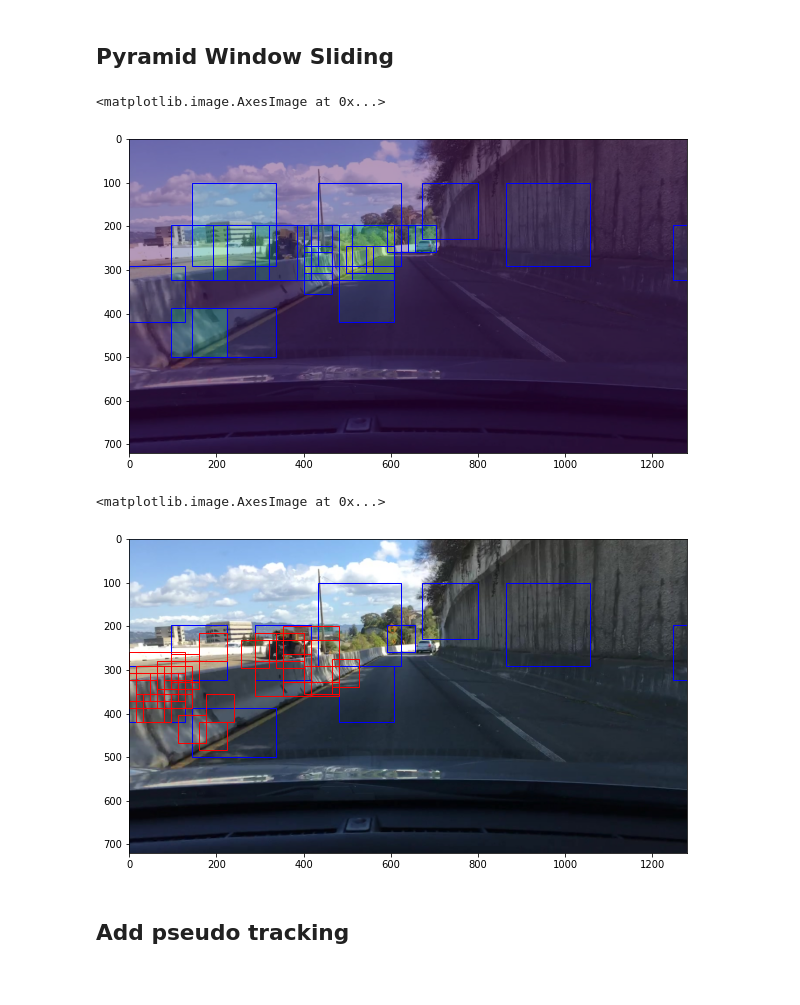
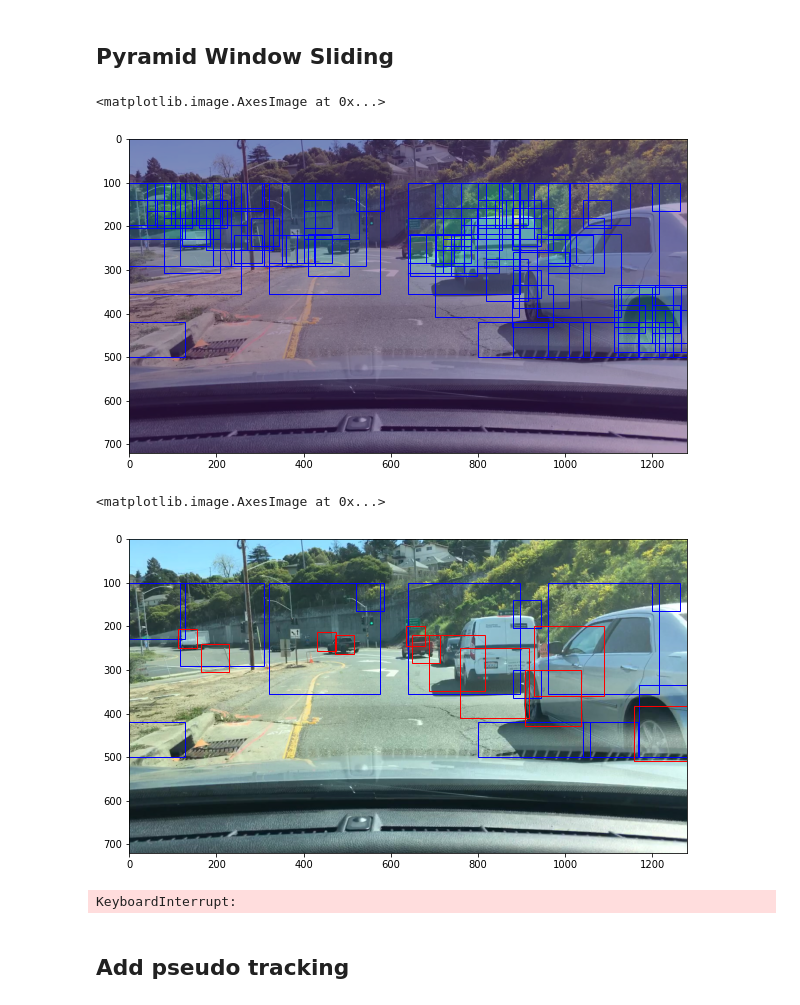
Before and after one commit to timrio/cars_detection, a Jupyter notebook: run_model.ipynb, the cells around one changed output. Cells and saved outputs as stored; diff of their text form; code cells hidden in the pictures.

```diff
--- a/run_model.ipynb
+++ b/run_model.ipynb
@@ -212,9 +220,10 @@ def first_window_sliding(img, clf, scaler):
     # List of bounding box positions
     boxes_list = []
     pred_array = np.zeros((img.shape[0], img.shape[1]))
-    ystart_ystop_scale = [(100, 450, 0,1280,3),(100, 450, 0,1280,2),(100, 450, 0,1280,1)]
-    step = 48
-    proba = 0.05 # we want a high recall with this first classifier
+    ystart_ystop_scale = [(100, 450, 0,1280,1.5), (100, 450, 0,1280,4),
+     (100, 450, 0,1280,3),(100, 450, 0,1280,2)]
+    step = 40
+    proba = 0.1 # we want a high recall with this first classifier
     # Searching different size windows at different scales:
     for (ystart, ystop, xstart, xstop, scale) in ystart_ystop_scale:
         # Crop
@@ -256,7 +265,7 @@ def first_window_sliding(img, clf, scaler):
 
     return boxes_list, pred_array
 # %%
-i = 76
+i = 140
 img = imread('./test/'+str(i).zfill(3)+'.jpg')
 boxes_list, pred_array = first_window_sliding(img, clf, scaler)
 # %%
@@ -268,14 +277,14 @@ ax.imshow(img)
 ax.imshow(pred_array, alpha = 0.4)
 # %% [output]
 <matplotlib.image.AxesImage at 0x...>
-[figure, old version]
+[figure, new version]
 # %%
 def window_sliding_advanced(img, boxes_list, clf, scaler):
     # List of bounding box positions
     pred_array = np.zeros((img.shape[0], img.shape[1]))
-    scales = [1,2,3]
-    step = 16
-    proba = 0.2 # we want a very good precision this time
+    scales = [0.7,1,2,2.5,3,4,5]
+    step = 10
+    proba = 0.6 # we want a very good precision this time
     new_boxes = []
     for box in boxes_list:
         xstart, xstop = max(0,box[0]-32),min(box[0]+box[2]+32,img.shape[1]) # we add a small offset to look further
@@ -309,10 +318,9 @@ def window_sliding_advanced(img, boxes_list, clf, scaler):
                     xbox_left = np.int32(xleft*scale)
                     ytop_draw = np.int32(ytop*scale)
                     win_draw = np.int32(64*scale)
+                    pred_array[ytop_draw+ystart:ytop_draw+ystart+win_draw, xbox_left+xstart:xbox_left+xstart+win_draw] += current_proba
                     if current_proba > proba:
                         new_boxes.append([xbox_left+xstart,ytop_draw+ystart,win_draw,win_draw])
-                        pred_array[ytop_draw+ystart:ytop_draw+ystart+win_draw, xbox_left+xstart:xbox_left+xstart+win_draw] += current_proba
-
     return new_boxes, pred_array
 # %%
 test = non_max_suppression(np.array(boxes_list), overlapThresh=0.1)
@@ -320,15 +328,16 @@ boxes_list2, pred_array2 = window_sliding_advanced(img, test, clf, scaler)
 # %%
 fig, ax = plt.subplots(figsize=(10, 8))
 for x, y, dx, dy in test:
     rect = patches.Rectangle((x, y), dx, dy, edgecolor='b', facecolor='none')
     ax.add_patch(rect)
+boxes_list2 = non_max_suppression(np.array(boxes_list2), overlapThresh=0.4)
 for x, y, dx, dy in boxes_list2:
     rect = patches.Rectangle((x, y), dx, dy, edgecolor='r', facecolor='none')
     ax.add_patch(rect)
 ax.imshow(img)
 # %% [output]
 <matplotlib.image.AxesImage at 0x...>
-[figure, old version]
+[figure, new version]
 # %%
 def bounding_boxes_to_mask(bounding_boxes, H, W):
 
@@ -375,7 +384,7 @@ for i in tqdm(range(1,203), position = 0):
         # compute boxes
         img = imread('./test/'+str(i).zfill(3)+'.jpg')
         boxes_list, pred_array = first_window_sliding(img, clf, scaler)
-        boxes_list = non_max_suppression(np.array(boxes_list), overlapThresh=0.4)
+        boxes_list = non_max_suppression(np.array(boxes_list), overlapThresh=0.1)
         boxes_list2, pred_array2 = window_sliding_advanced(img, boxes_list, clf, scaler)
 
         # append to dataframe
@@ -385,6 +394,8 @@ for i in tqdm(range(1,203), position = 0):
 
         # save to csv
         boxes_and_array.to_pickle("boxes_and_array.pkl")
+# %% [output]
+KeyboardInterrupt:
 # %% [markdown]
 ## Add pseudo tracking
 # %%
```
Also changed, not shown: parts of 8 cells of this notebook, 4 other files.
